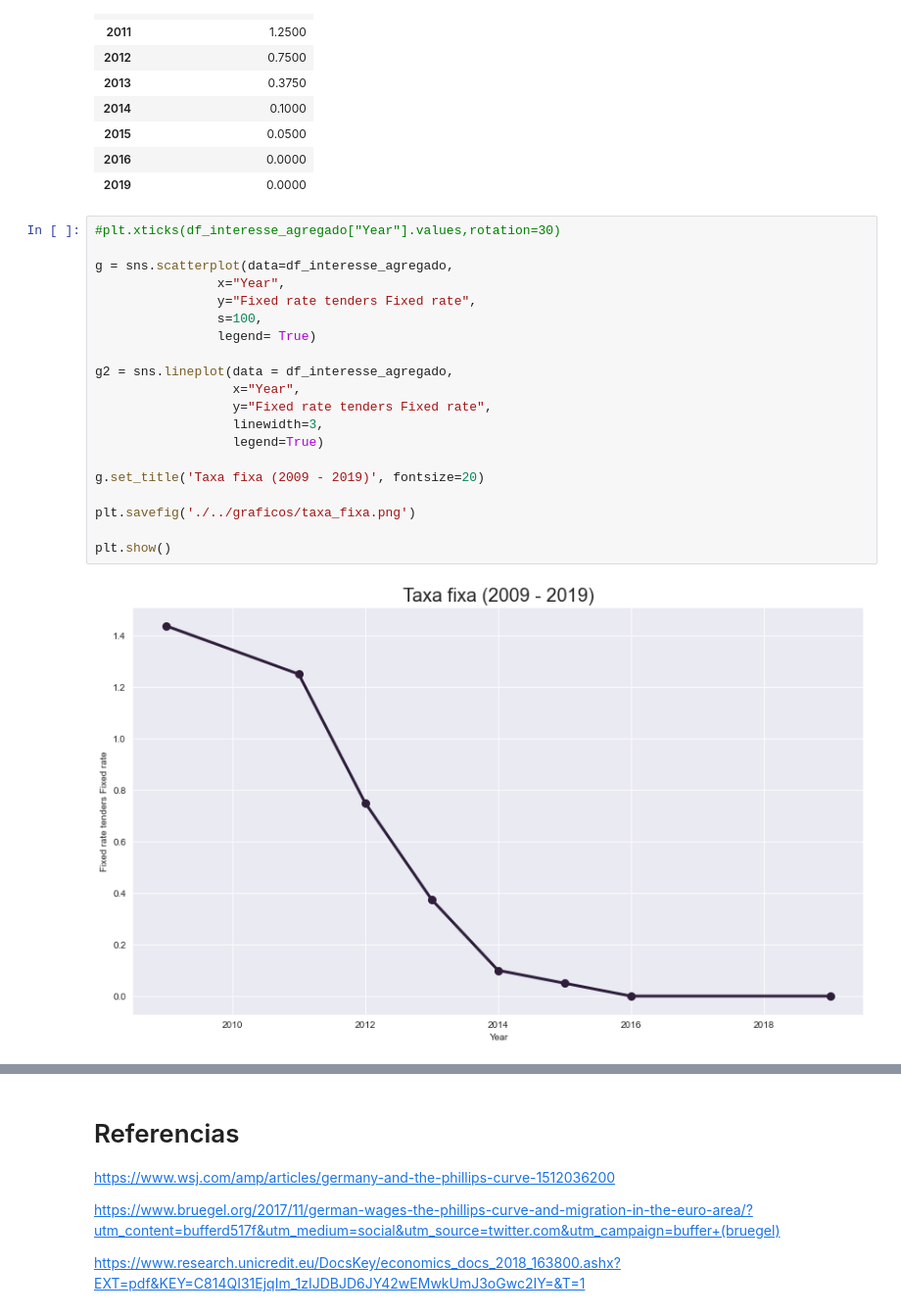
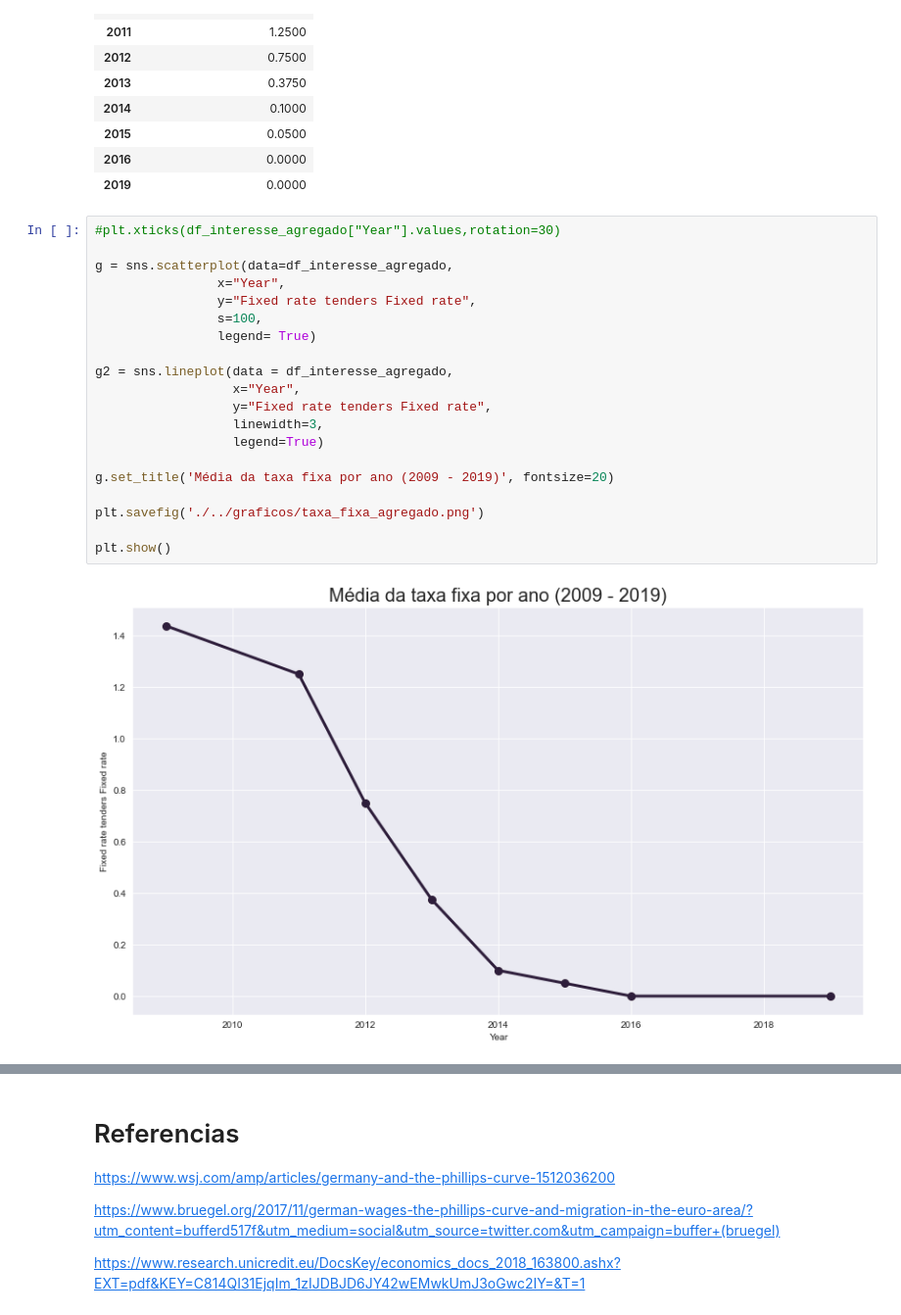
Before and after one commit to rmcnribeiro/T3_ECO-A, a Jupyter notebook: codigos/trabalho_3.ipynb, the cells around one changed output, grey strips where cells are left out. Shown at 98% size. Saved outputs shown, nothing was run; the diff lists cells and outputs as text.

Commit message:
Grafico taxa fixa continuo

```diff
--- a/codigos/trabalho_3.ipynb
+++ b/codigos/trabalho_3.ipynb
@@ -629,22 +631,22 @@ df_interesse_agregado
 # %%
 #plt.xticks(df_interesse_agregado["Year"].values,rotation=30)
 
 g = sns.scatterplot(data=df_interesse_agregado,
                 x="Year",
                 y="Fixed rate tenders Fixed rate",
                 s=100,
                 legend= True)
 
 g2 = sns.lineplot(data = df_interesse_agregado,
                   x="Year",
                   y="Fixed rate tenders Fixed rate",
                   linewidth=3,
                   legend=True)
 
-g.set_title('Taxa fixa (2009 - 2019)', fontsize=20)
+g.set_title('Média da taxa fixa por ano (2009 - 2019)', fontsize=20)
 
-plt.savefig('./../graficos/taxa_fixa.png')
+plt.savefig('./../graficos/taxa_fixa_agregado.png')
 
 plt.show()
 # %% [output]
-[figure, old version]
+[figure, new version]
```
Also changed, not shown: parts of 2 cells of this notebook, 2 other files.
